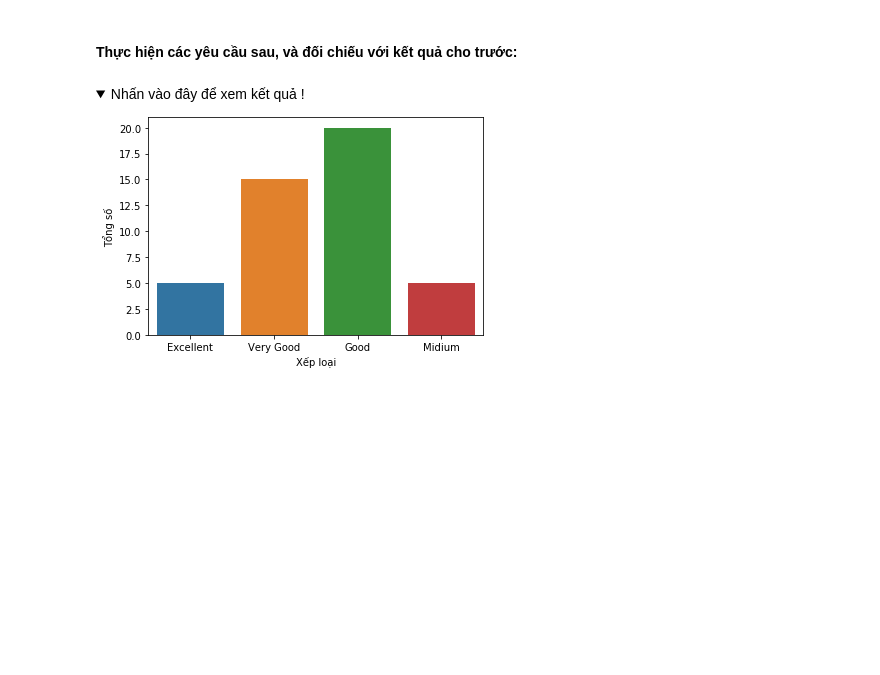
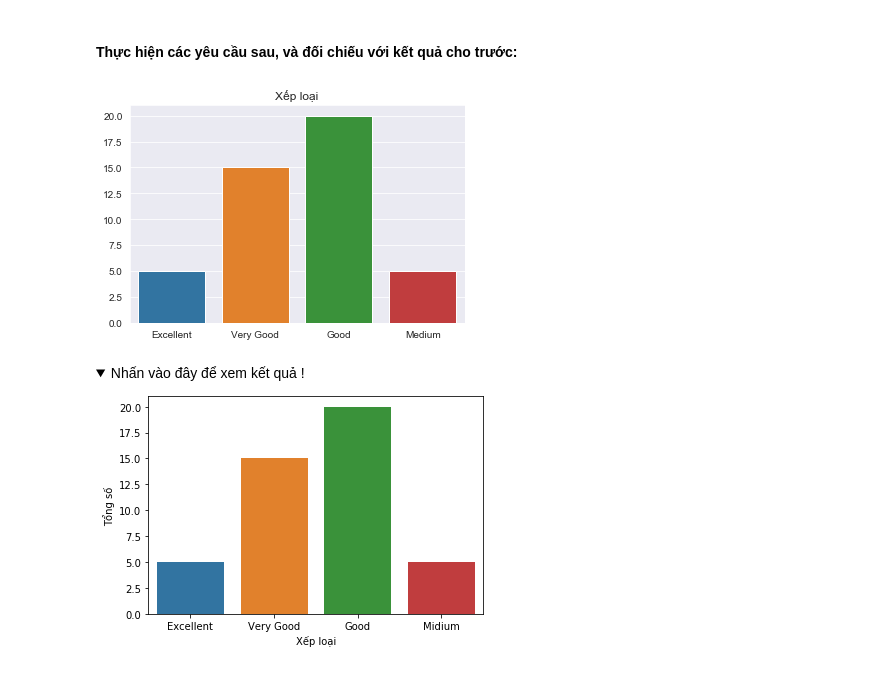
Before and after one commit to ngcvm/data-science-and-machine-learning-fundamentals, a Jupyter notebook: Chapter7_Exercise1_Barplot_Swarmplot.ipynb, the cells around one changed output. Drawn from its saved outputs; the diff is of its cells as text; code cells hidden in the pictures; folded sections open; blank space fills up the shorter version.

```diff
--- a/Chapter7_Exercise1_Barplot_Swarmplot.ipynb
+++ b/Chapter7_Exercise1_Barplot_Swarmplot.ipynb
@@ -10,9 +11,15 @@ import seaborn as sb
 # %%
 # Câu 1: Cho dữ liệu:
 x =  ["Excellent","Very Good","Good","Medium"]
 y = [5.0,15.0,20.0,5.0]
 
 # Hãy vẽ barplot
+bp = sb.barplot(x, y)
+# bp.title('Xếp loại')
+plt.title('Xếp loại')
+plt.show()
+# %% [output]
+[figure, added]
 # %% [markdown]
 <details>
   <summary>Nhấn vào đây để xem kết quả !</summary>
```
Also changed, not shown: parts of 4 cells of this notebook, 3 other files.
